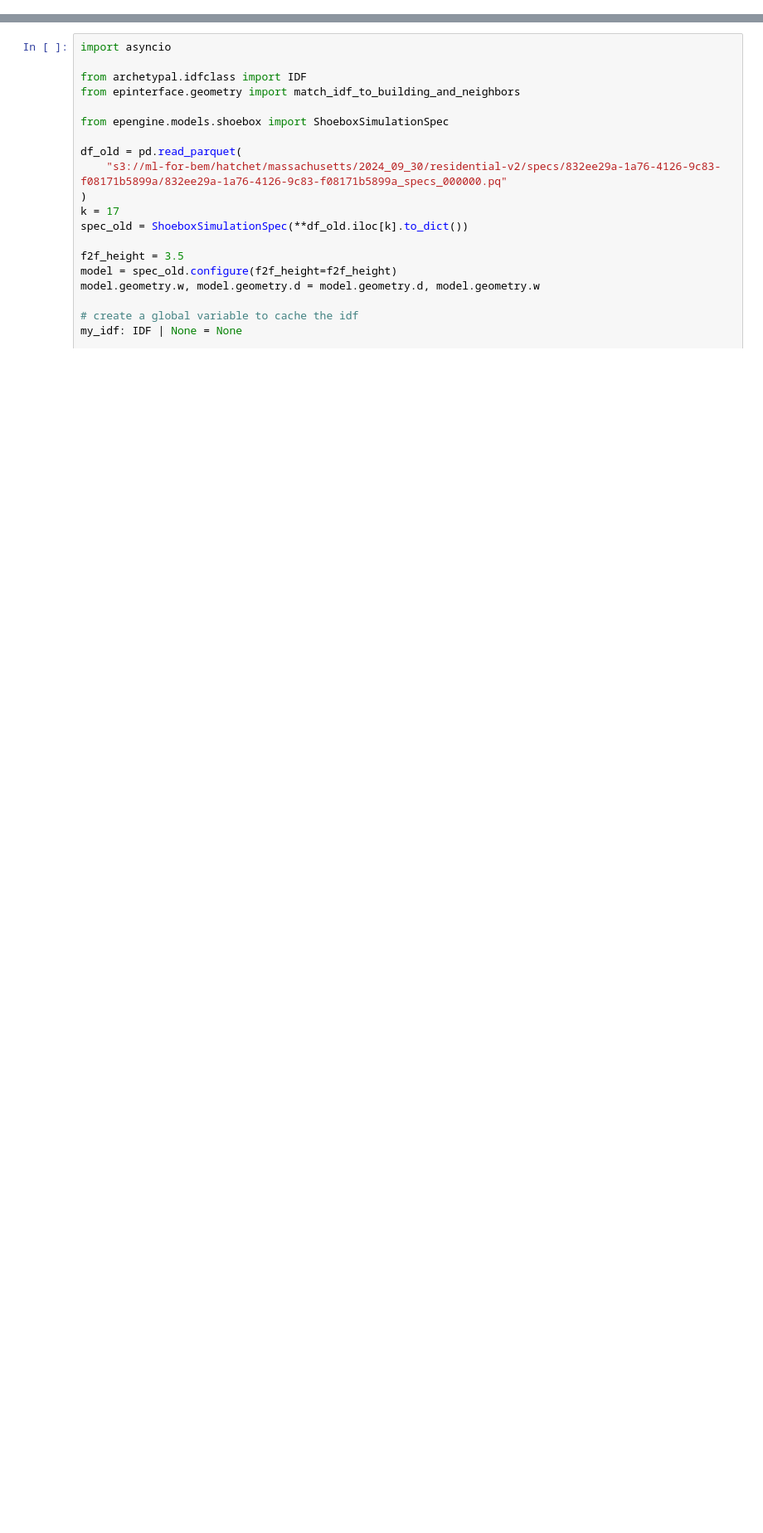
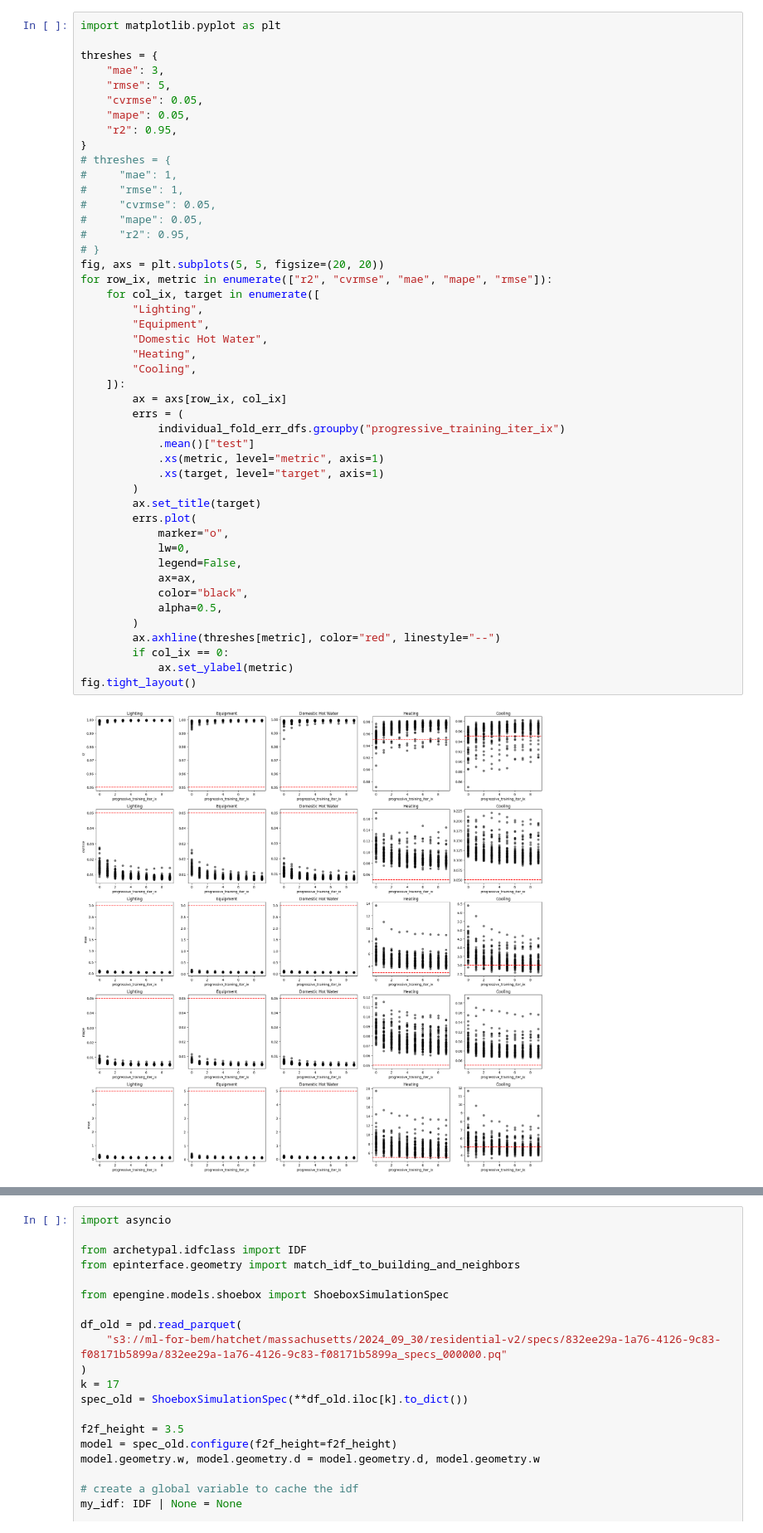
Before and after one commit to szvsw/epengine, a Jupyter notebook: notebooks/learning_curves.ipynb, the cells around one changed output, grey strips where cells are left out. Shown at 83% size. Cells and saved outputs as stored; diff of their text form; blank space fills up the shorter version.

```diff
--- a/notebooks/learning_curves.ipynb
+++ b/notebooks/learning_curves.ipynb
@@ -420,0 +106,48 @@ See the caveats in the documentation: https://pandas.pydata.org/pandas-docs/stab
+# %%
+import matplotlib.pyplot as plt
+
+threshes = {
+    "mae": 3,
+    "rmse": 5,
+    "cvrmse": 0.05,
+    "mape": 0.05,
+    "r2": 0.95,
+}
+# threshes = {
+#     "mae": 1,
+#     "rmse": 1,
+#     "cvrmse": 0.05,
+#     "mape": 0.05,
+#     "r2": 0.95,
+# }
+fig, axs = plt.subplots(5, 5, figsize=(20, 20))
+for row_ix, metric in enumerate(["r2", "cvrmse", "mae", "mape", "rmse"]):
+    for col_ix, target in enumerate([
+        "Lighting",
+        "Equipment",
+        "Domestic Hot Water",
+        "Heating",
+        "Cooling",
+    ]):
+        ax = axs[row_ix, col_ix]
+        errs = (
+            individual_fold_err_dfs.groupby("progressive_training_iter_ix")
+            .mean()["test"]
+            .xs(metric, level="metric", axis=1)
+            .xs(target, level="target", axis=1)
+        )
+        ax.set_title(target)
+        errs.plot(
+            marker="o",
+            lw=0,
+            legend=False,
+            ax=ax,
+            color="black",
+            alpha=0.5,
+        )
+        ax.axhline(threshes[metric], color="red", linestyle="--")
+        if col_ix == 0:
+            ax.set_ylabel(metric)
+fig.tight_layout()
+# %% [output]
+[figure, added]
```
Also changed, not shown: parts of 39 cells of this notebook, 14 other files.
